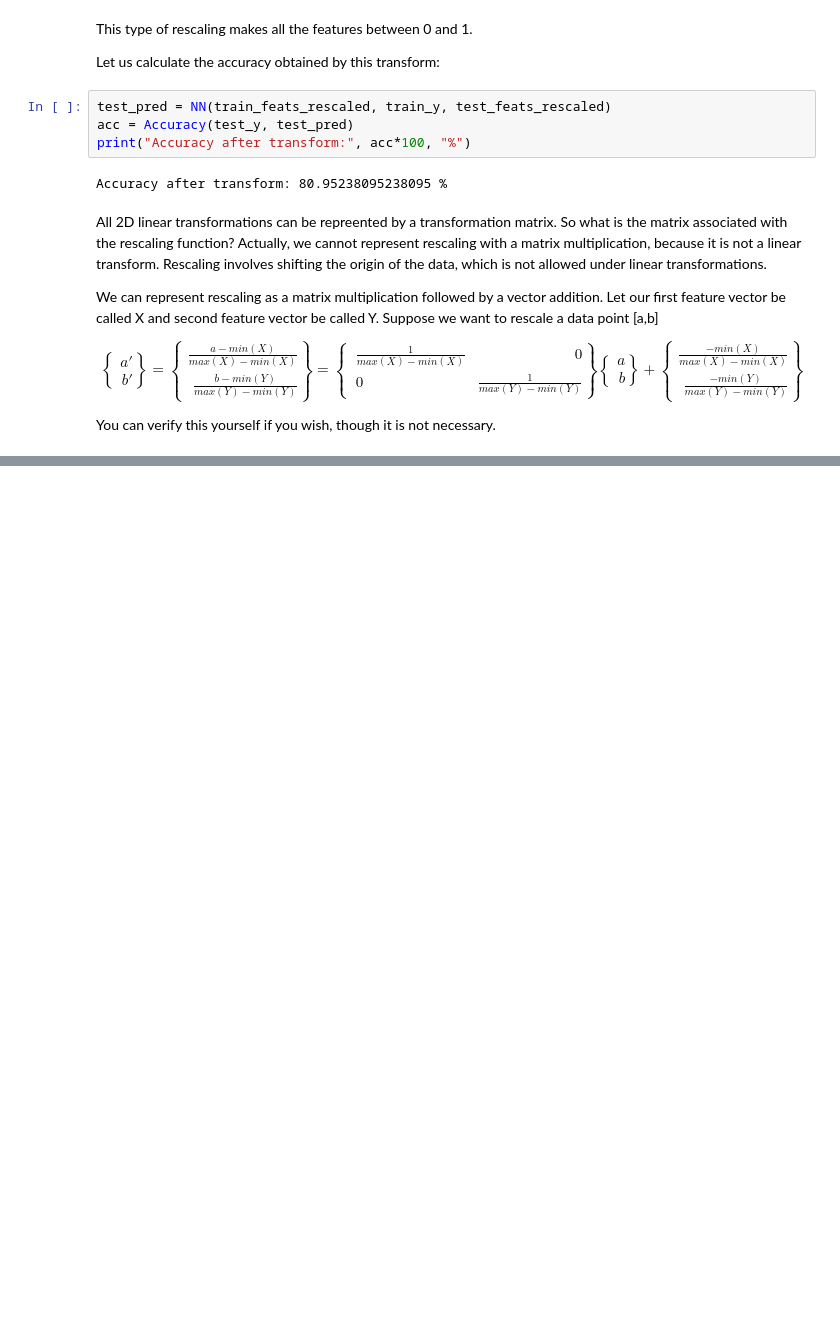
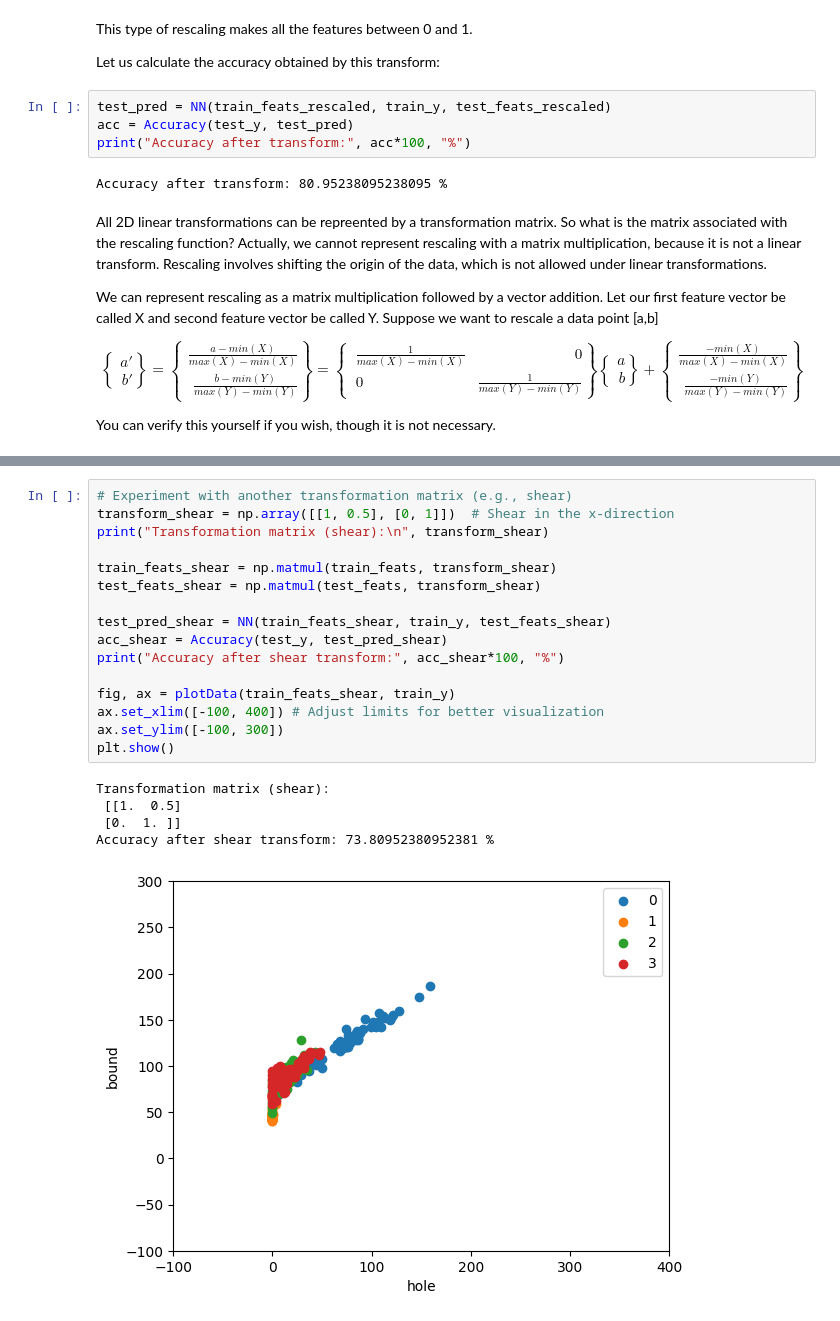
Before and after one commit to poojaa-29/FMML_Projects_and_Labs_2025, a Jupyter notebook: AIML_Module_01_Lab_04_Transforming_data_using_linear_algebra.ipynb, the cells around one changed output, grey strips where cells are left out. Cells and saved outputs as stored; diff of their text form; blank space fills up the shorter version.

```diff
--- a/AIML_Module_01_Lab_04_Transforming_data_using_linear_algebra.ipynb
+++ b/AIML_Module_01_Lab_04_Transforming_data_using_linear_algebra.ipynb
@@ -479,0 +504,22 @@ You can verify this yourself if you wish, though it is not necessary.
+# %%
+# Experiment with another transformation matrix (e.g., shear)
+transform_shear = np.array([[1, 0.5], [0, 1]])  # Shear in the x-direction
+print("Transformation matrix (shear):\n", transform_shear)
+
+train_feats_shear = np.matmul(train_feats, transform_shear)
+test_feats_shear = np.matmul(test_feats, transform_shear)
+
+test_pred_shear = NN(train_feats_shear, train_y, test_feats_shear)
+acc_shear = Accuracy(test_y, test_pred_shear)
+print("Accuracy after shear transform:", acc_shear*100, "%")
+
+fig, ax = plotData(train_feats_shear, train_y)
+ax.set_xlim([-100, 400]) # Adjust limits for better visualization
+ax.set_ylim([-100, 300])
+plt.show()
+# %% [output]
+Transformation matrix (shear):
+ [[1.  0.5]
+ [0.  1. ]]
+Accuracy after shear transform: 73.80952380952381 %
+[figure, added]
```
Also changed, not shown: parts of 4 cells of this notebook.
